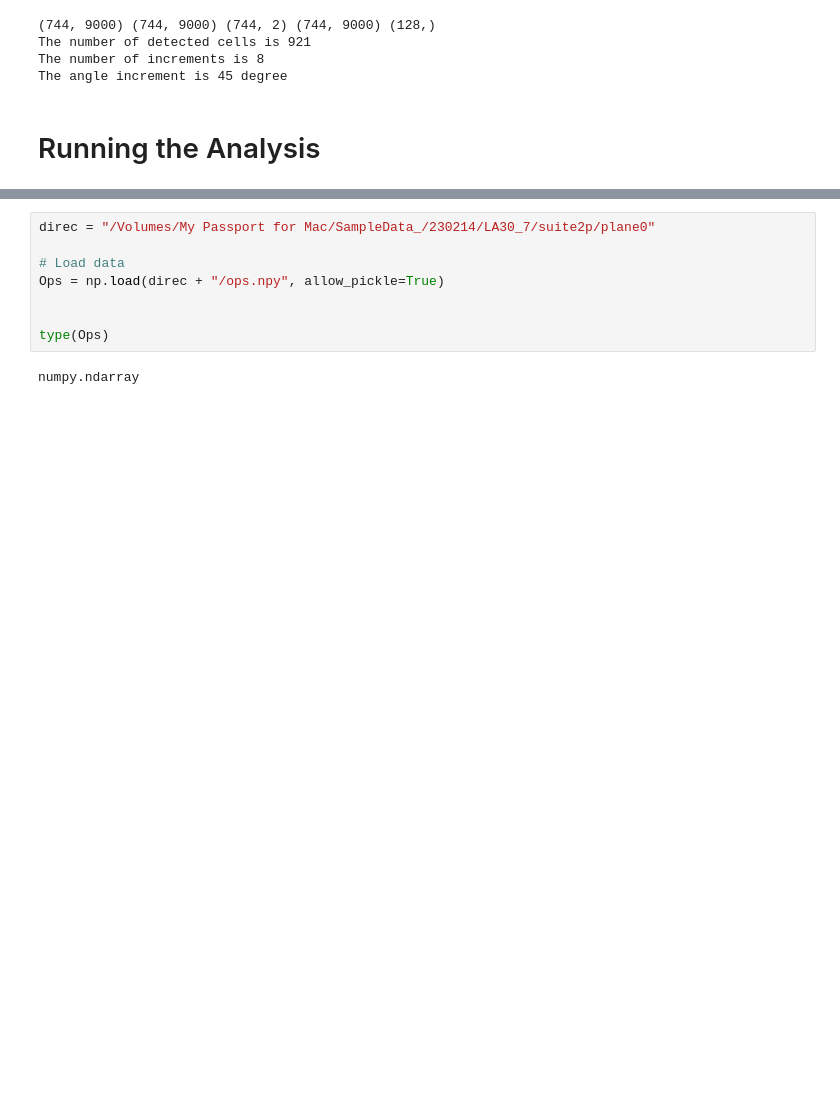
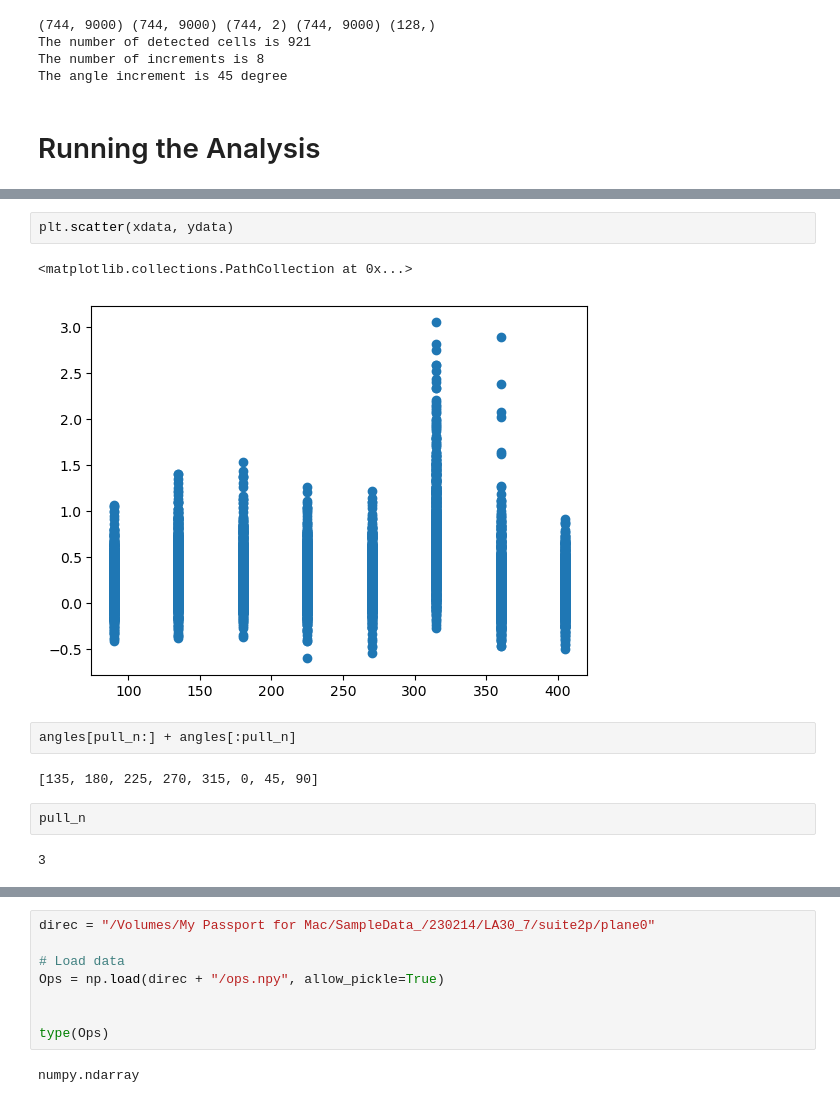
Before and after one commit to saltyhoi/Suite2pAnalysisCode, a Jupyter notebook: Suite2pAnaylsisNofunctionShift.ipynb, the cells around one changed output, grey strips where cells are left out. Drawn from its saved outputs; the diff is of its cells as text; blank space fills up the shorter version.

```diff
--- a/Suite2pAnaylsisNofunctionShift.ipynb
+++ b/Suite2pAnaylsisNofunctionShift.ipynb
@@ -495,0 +502,13 @@ The Signal-Noise-Ratio (SNR): 0.22055012
+# %%
+plt.scatter(xdata, ydata)
+# %% [output]
+<matplotlib.collections.PathCollection at 0x...>
+[figure, added]
+# %%
+angles[pull_n:] + angles[:pull_n]
+# %% [output]
+[135, 180, 225, 270, 315, 0, 45, 90]
+# %%
+pull_n
+# %% [output]
+3
```
Also changed, not shown: parts of 6 cells of this notebook.
